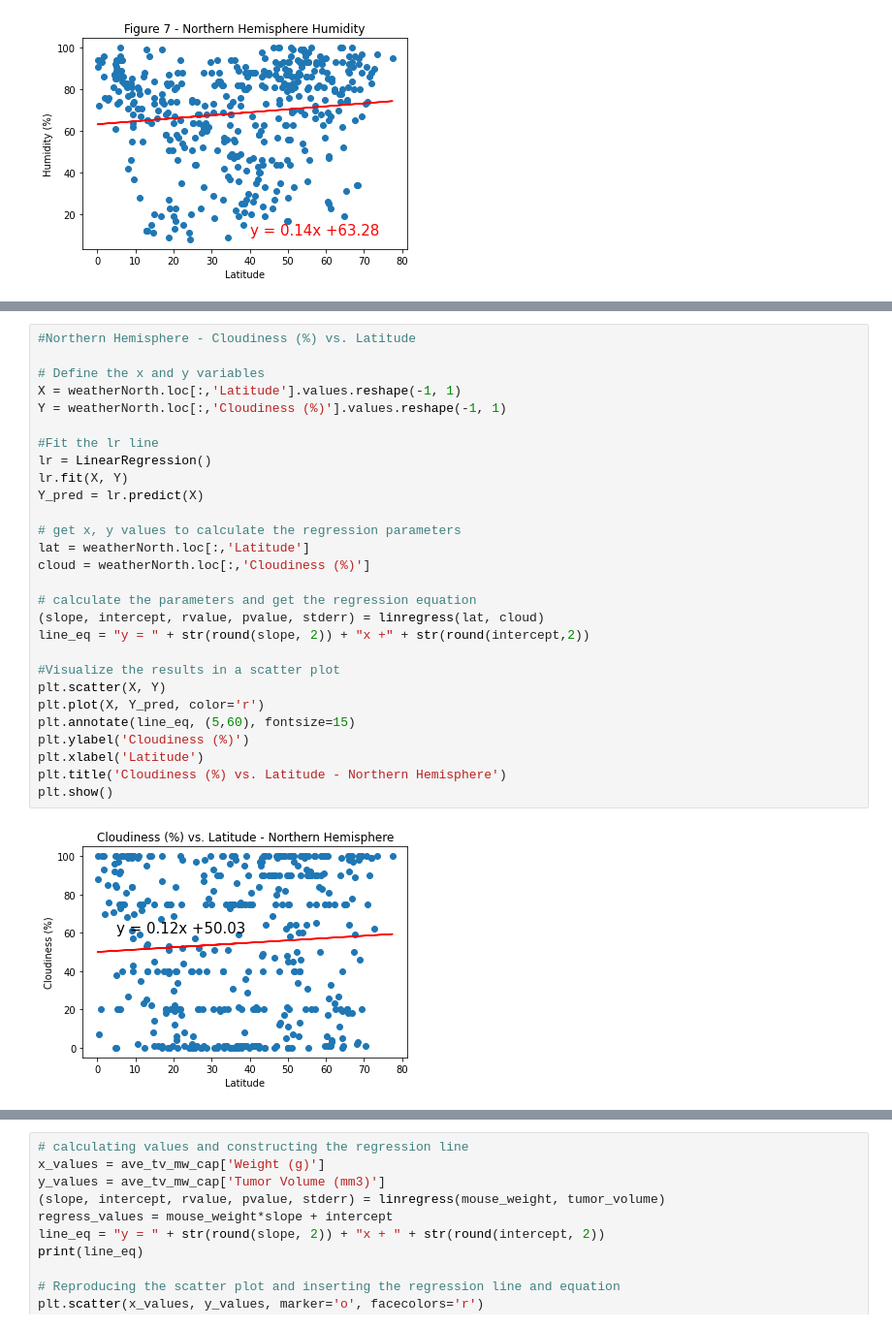
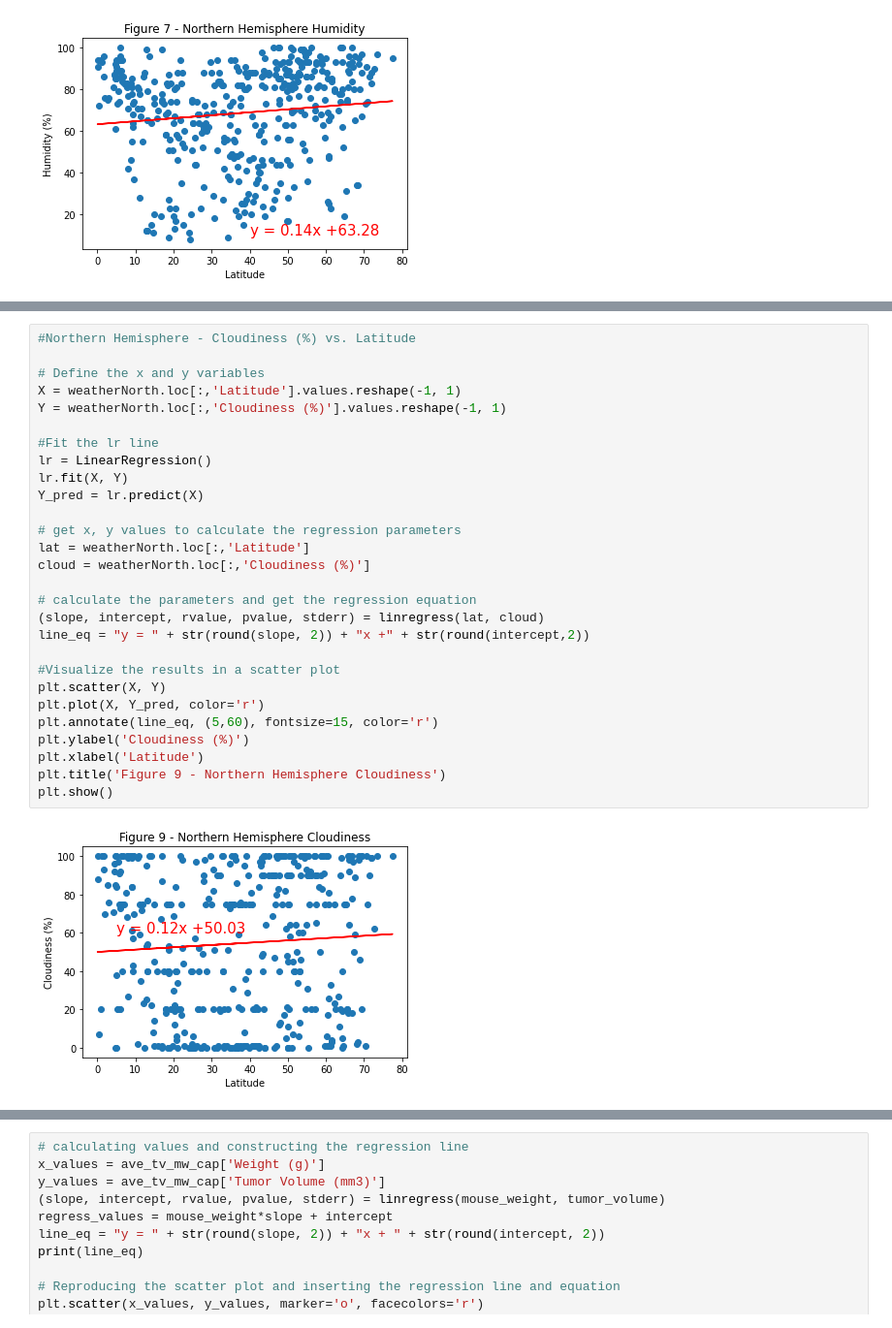
Before and after one commit to yukamara/python-api-challenge, a Jupyter notebook: WeatherPy/WeatherPy.ipynb, the cells around one changed output, grey strips where cells are left out. Shown at 97% size. Cells and saved outputs as stored; diff of their text form.

```diff
--- a/WeatherPy/WeatherPy.ipynb
+++ b/WeatherPy/WeatherPy.ipynb
@@ -447,30 +453,30 @@ plt.show()
 # %%
 #Northern Hemisphere - Cloudiness (%) vs. Latitude
 
 # Define the x and y variables
 X = weatherNorth.loc[:,'Latitude'].values.reshape(-1, 1)
 Y = weatherNorth.loc[:,'Cloudiness (%)'].values.reshape(-1, 1)
 
 #Fit the lr line
 lr = LinearRegression()
 lr.fit(X, Y)
 Y_pred = lr.predict(X)
 
 # get x, y values to calculate the regression parameters
 lat = weatherNorth.loc[:,'Latitude']
 cloud = weatherNorth.loc[:,'Cloudiness (%)']
 
 # calculate the parameters and get the regression equation
 (slope, intercept, rvalue, pvalue, stderr) = linregress(lat, cloud)
 line_eq = "y = " + str(round(slope, 2)) + "x +" + str(round(intercept,2))
 
 #Visualize the results in a scatter plot
 plt.scatter(X, Y)
 plt.plot(X, Y_pred, color='r')
-plt.annotate(line_eq, (5,60), fontsize=15)
+plt.annotate(line_eq, (5,60), fontsize=15, color='r')
 plt.ylabel('Cloudiness (%)')
 plt.xlabel('Latitude')
-plt.title('Cloudiness (%) vs. Latitude - Northern Hemisphere')
+plt.title('Figure 9 - Northern Hemisphere Cloudiness')
 plt.show()
 # %% [output]
-[figure, old version]
+[figure, new version]
```
Also changed, not shown: parts of 10 cells of this notebook.
